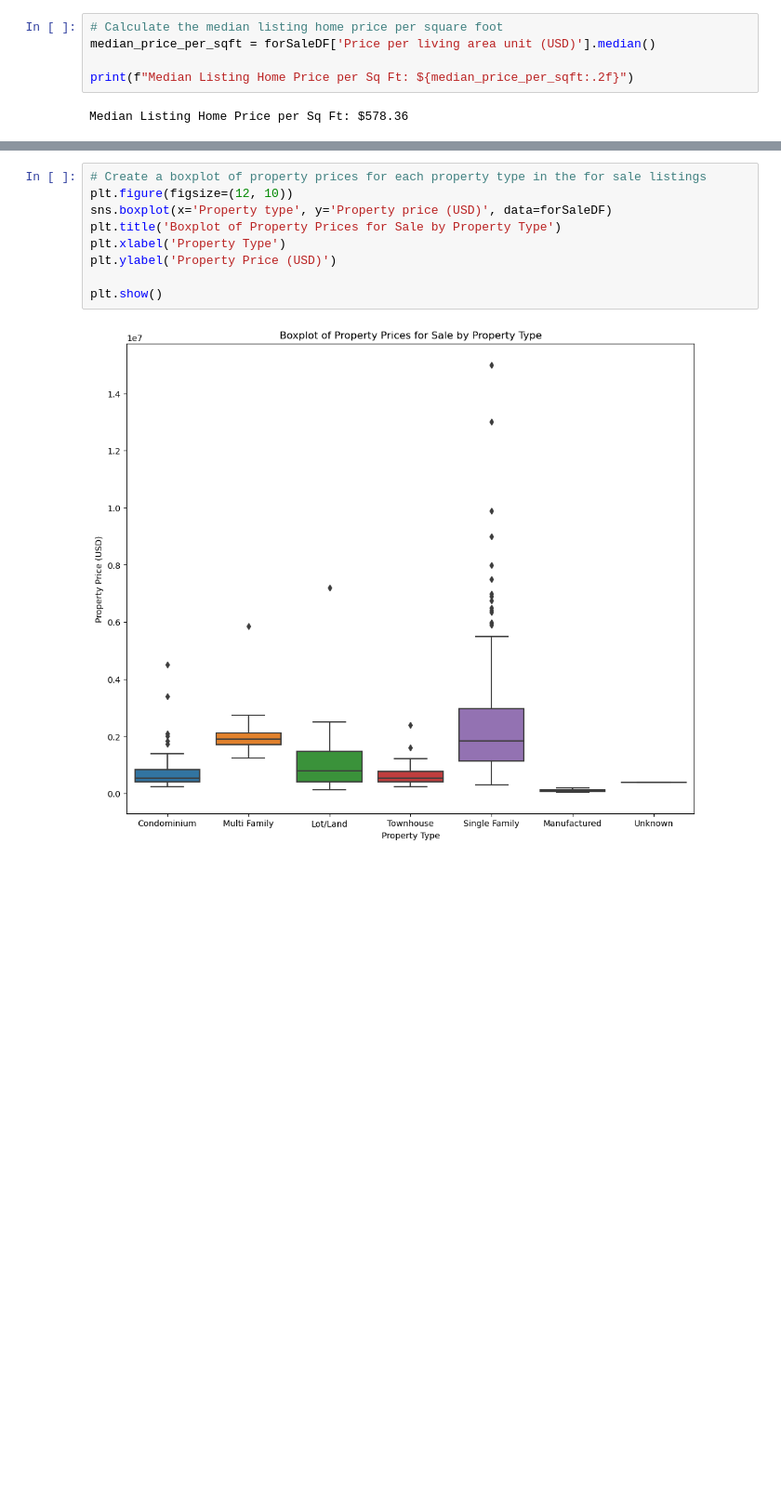
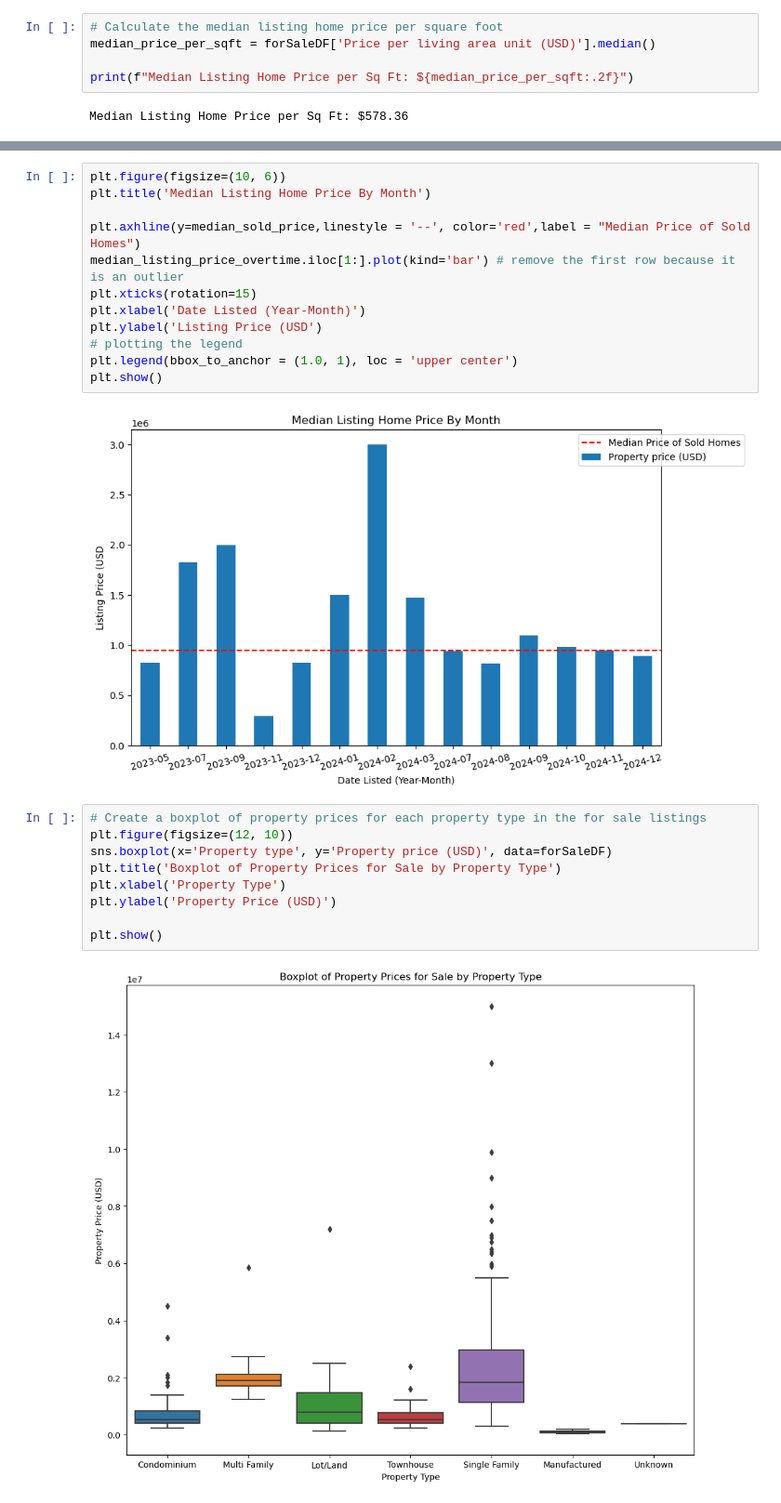
Before and after one commit to SUPERINTIALD/CSCI_4502_5502_Data_Mining_Final_Project, a Jupyter notebook: Market-Analysis.ipynb, the cells around one changed output, grey strips where cells are left out. Shown: that part at 93% size. Saved outputs shown, nothing was run; the diff lists cells and outputs as text; blank space fills up the shorter version.

```diff
--- a/Market-Analysis.ipynb
+++ b/Market-Analysis.ipynb
@@ -437,3 +436,17 @@ plt.show()
+# %%
+plt.figure(figsize=(10, 6))
+plt.title('Median Listing Home Price By Month')
+
+plt.axhline(y=median_sold_price,linestyle = '--', color='red',label = "Median Price of Sold Homes")
+median_listing_price_overtime.iloc[1:].plot(kind='bar') # remove the first row because it is an outlier
+plt.xticks(rotation=15)
+plt.xlabel('Date Listed (Year-Month)')
+plt.ylabel('Listing Price (USD')
+# plotting the legend
+plt.legend(bbox_to_anchor = (1.0, 1), loc = 'upper center')
+plt.show()
+# %% [output]
+[figure, added]
 # %%
 # Create a boxplot of property prices for each property type in the for sale listings
 plt.figure(figsize=(12, 10))
```
Also changed, not shown: parts of 3 cells of this notebook, 3 other files.
